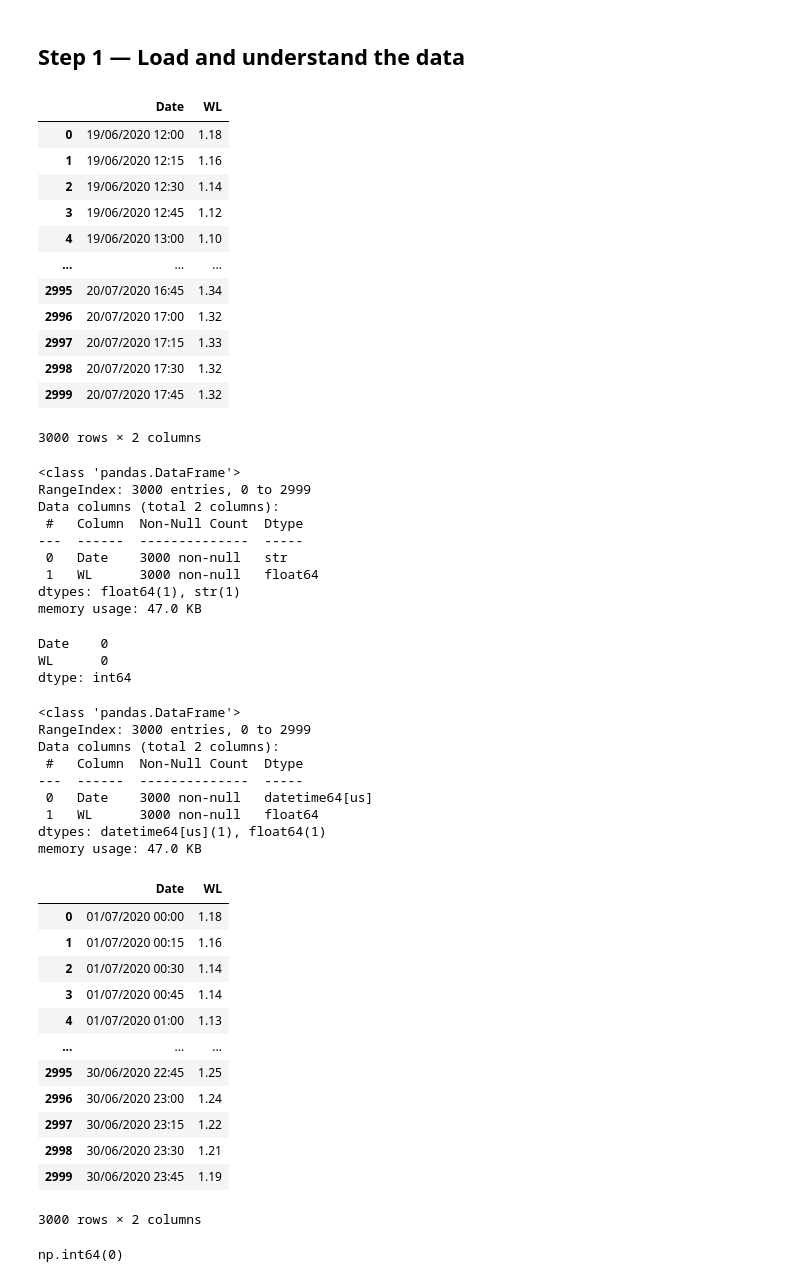
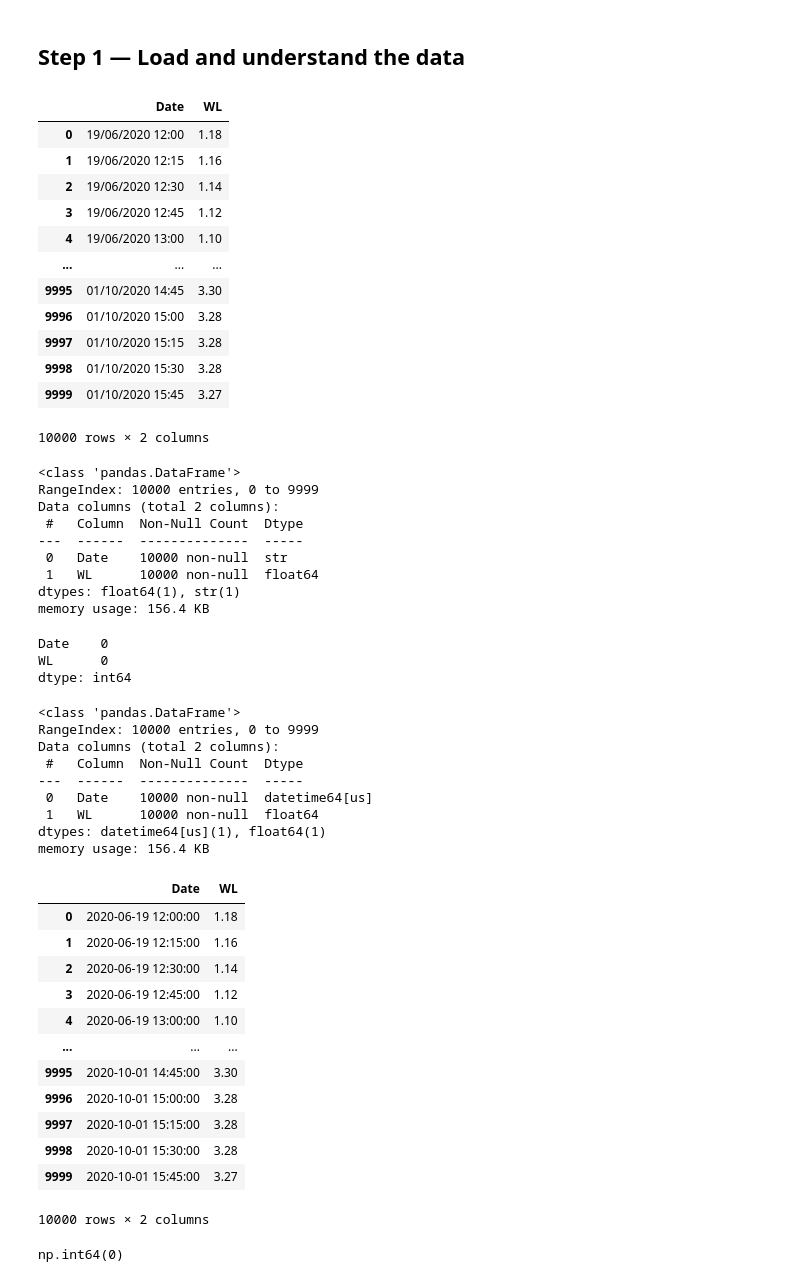
Before and after one commit to Dona-18/Machine-Learning---Fall2026, a Jupyter notebook: ML_Final_Project.ipynb, the cells around one changed output. Saved outputs shown, nothing was run; the diff lists cells and outputs as text; code cells hidden in the pictures.

```diff
--- a/ML_Final_Project.ipynb
+++ b/ML_Final_Project.ipynb
@@ -2,34 +2,34 @@
 ## Step 1 — Load and understand the data
 # %%
 import pandas as pd
-df = pd.read_csv("Bassac_01.csv", nrows=3000)
+df = pd.read_csv("Bassac_01_train.csv", nrows=10000)
 df
 # %% [output]
 |  | Date | WL |
 | 0 | 19/06/2020 12:00 | 1.18 |
 | 1 | 19/06/2020 12:15 | 1.16 |
 | 2 | 19/06/2020 12:30 | 1.14 |
 | 3 | 19/06/2020 12:45 | 1.12 |
 | 4 | 19/06/2020 13:00 | 1.10 |
 | ... | ... | ... |
-| 2995 | 20/07/2020 16:45 | 1.34 |
-| 2996 | 20/07/2020 17:00 | 1.32 |
-| 2997 | 20/07/2020 17:15 | 1.33 |
-| 2998 | 20/07/2020 17:30 | 1.32 |
-| 2999 | 20/07/2020 17:45 | 1.32 |
+| 9995 | 01/10/2020 14:45 | 3.30 |
+| 9996 | 01/10/2020 15:00 | 3.28 |
+| 9997 | 01/10/2020 15:15 | 3.28 |
+| 9998 | 01/10/2020 15:30 | 3.28 |
+| 9999 | 01/10/2020 15:45 | 3.27 |
-3000 rows × 2 columns
+10000 rows × 2 columns
 # %%
 df.info()
 # %% [output]
 <class 'pandas.DataFrame'>
-RangeIndex: 3000 entries, 0 to 2999
+RangeIndex: 10000 entries, 0 to 9999
 Data columns (total 2 columns):
  #   Column  Non-Null Count  Dtype
 ---  ------  --------------  -----
- 0   Date    3000 non-null   str
- 1   WL      3000 non-null   float64
+ 0   Date    10000 non-null  str
+ 1   WL      10000 non-null  float64
 dtypes: float64(1), str(1)
-memory usage: 47.0 KB
+memory usage: 156.4 KB
 # %%
 df.isnull().sum()
 # %% [output]
@@ -45,32 +45,32 @@ df["Date"] = pd.to_datetime(
 df.info()
 # %% [output]
 <class 'pandas.DataFrame'>
-RangeIndex: 3000 entries, 0 to 2999
+RangeIndex: 10000 entries, 0 to 9999
 Data columns (total 2 columns):
  #   Column  Non-Null Count  Dtype
 ---  ------  --------------  -----
- 0   Date    3000 non-null   datetime64[us]
- 1   WL      3000 non-null   float64
+ 0   Date    10000 non-null  datetime64[us]
+ 1   WL      10000 non-null  float64
 dtypes: datetime64[us](1), float64(1)
-memory usage: 47.0 KB
+memory usage: 156.4 KB
 # %%
 df = df.sort_values("Date").reset_index(drop=True)
 # %%
 df
 # %% [output]
 |  | Date | WL |
-| 0 | 01/07/2020 00:00 | 1.18 |
-| 1 | 01/07/2020 00:15 | 1.16 |
-| 2 | 01/07/2020 00:30 | 1.14 |
-| 3 | 01/07/2020 00:45 | 1.14 |
-| 4 | 01/07/2020 01:00 | 1.13 |
+| 0 | 2020-06-19 12:00:00 | 1.18 |
+| 1 | 2020-06-19 12:15:00 | 1.16 |
+| 2 | 2020-06-19 12:30:00 | 1.14 |
+| 3 | 2020-06-19 12:45:00 | 1.12 |
+| 4 | 2020-06-19 13:00:00 | 1.10 |
 | ... | ... | ... |
-| 2995 | 30/06/2020 22:45 | 1.25 |
-| 2996 | 30/06/2020 23:00 | 1.24 |
-| 2997 | 30/06/2020 23:15 | 1.22 |
-| 2998 | 30/06/2020 23:30 | 1.21 |
-| 2999 | 30/06/2020 23:45 | 1.19 |
+| 9995 | 2020-10-01 14:45:00 | 3.30 |
+| 9996 | 2020-10-01 15:00:00 | 3.28 |
+| 9997 | 2020-10-01 15:15:00 | 3.28 |
+| 9998 | 2020-10-01 15:30:00 | 3.28 |
+| 9999 | 2020-10-01 15:45:00 | 3.27 |
-3000 rows × 2 columns
+10000 rows × 2 columns
 # %%
 df.duplicated().sum()
 # %% [output]
```
Also changed, not shown: parts of 10 cells of this notebook, 7 other files.
